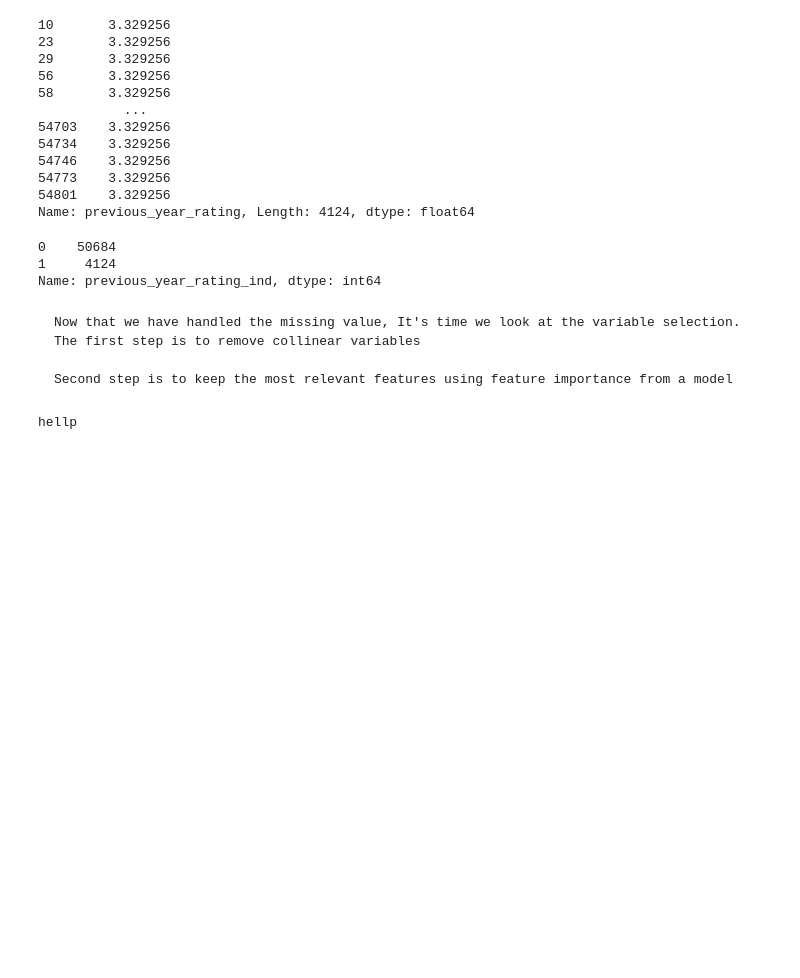
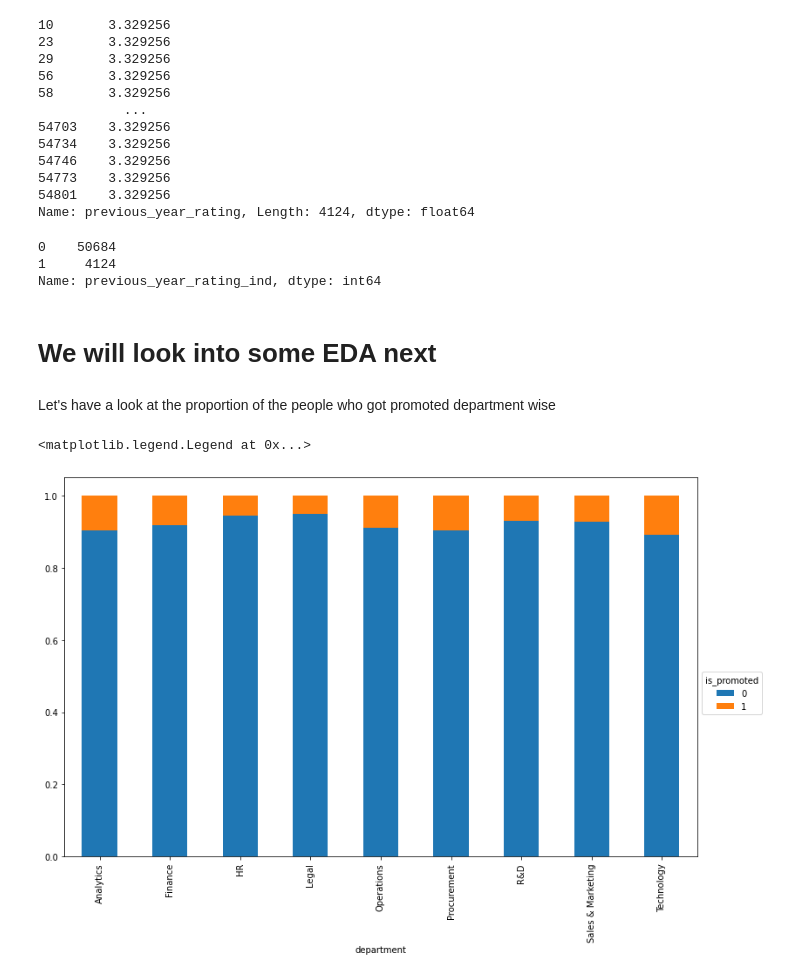
Before and after one commit to vikas280394/python_jupyter, a Jupyter notebook: If_promoted_problem_practice_jupyter.ipynb, the cells around one changed output. Saved outputs shown, nothing was run; the diff lists cells and outputs as text; code cells hidden in the pictures; blank space fills up the shorter version.

```diff
--- a/If_promoted_problem_practice_jupyter.ipynb
+++ b/If_promoted_problem_practice_jupyter.ipynb
@@ -299,12 +303,15 @@ data["previous_year_rating_ind"].value_counts() # check to see if the imputataio
 0    50684
 1     4124
 Name: previous_year_rating_ind, dtype: int64
-# %% [markdown]
-    Now that we have handled the missing value, It's time we look at the variable selection.
-    The first step is to remove collinear variables
-
-    Second step is to keep the most relevant features using feature importance from a model
-# %%
-print("hellp")
-# %% [output]
-hellp
+# %% [markdown]
+# We will look into some EDA next
+# %% [markdown]
+Let's have a look at the proportion of the people who got promoted department wise
+# %%
+ct = pd.crosstab(data.department, data.is_promoted, normalize='index') # using index to get a 100% ratio per category
+plt.rcParams['figure.figsize'] = [13,8] # to change the chart size
+ct.plot.bar(stacked = True) # here we created a stack chart to see the promotion ration per category
+plt.legend(title='is_promoted',bbox_to_anchor=(1,0.5))
+# %% [output]
+<matplotlib.legend.Legend at 0x...>
+[figure, added]
```
Also changed, not shown: parts of 13 cells of this notebook.
